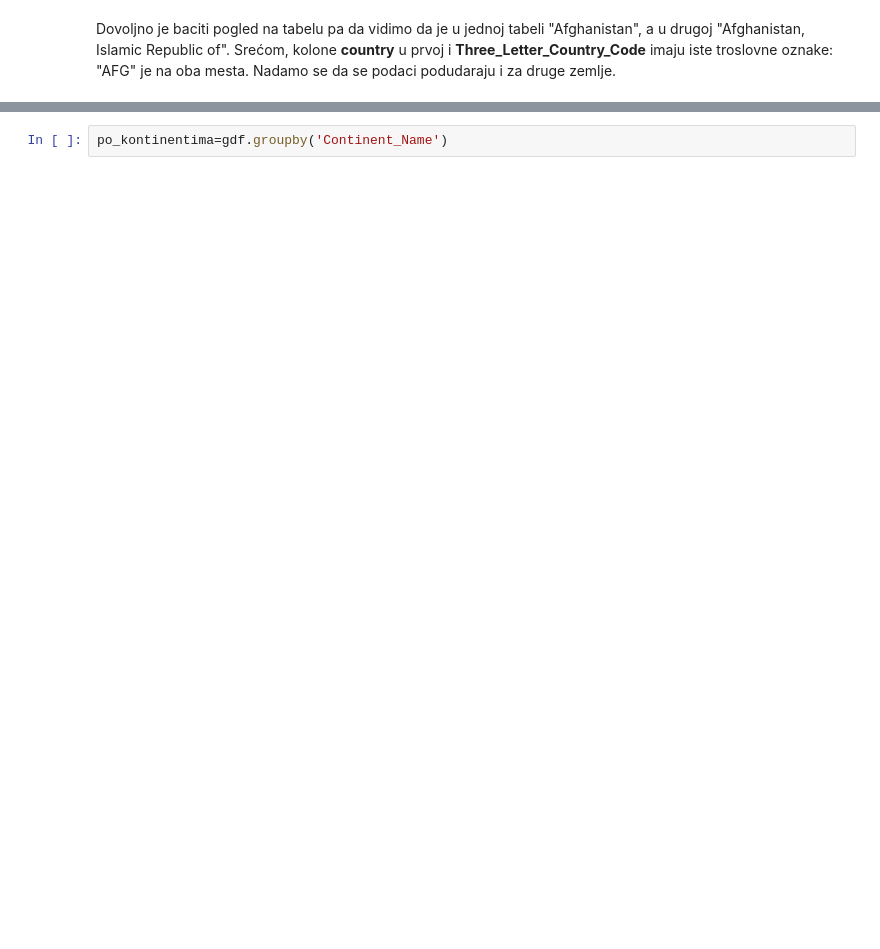
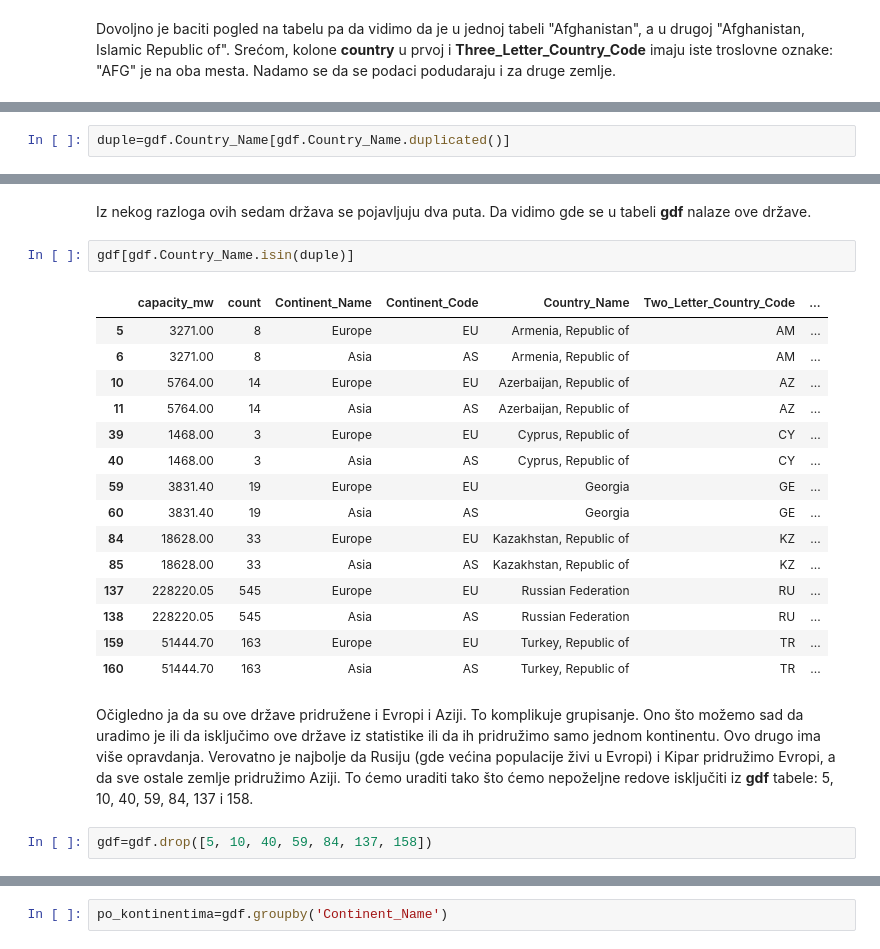
Before and after one commit to sverbic/skriptna-obrada-podataka, a Jupyter notebook: notebooks/1 Obrada tabelarnih podataka u Pajtonu.ipynb, the cells around one changed output, grey strips where cells are left out. Drawn from its saved outputs; the diff is of its cells as text; blank space fills up the shorter version.

```diff
--- a/notebooks/1 Obrada tabelarnih podataka u Pajtonu.ipynb
+++ b/notebooks/1 Obrada tabelarnih podataka u Pajtonu.ipynb
@@ -495,0 +502,2 @@ gdf
+# %%
+duple=gdf.Country_Name[gdf.Country_Name.duplicated()]
@@ -495,0 +515,24 @@ gdf
+# %% [markdown]
+Iz nekog razloga ovih sedam država se pojavljuju dva puta. Da vidimo gde se u tabeli __gdf__ nalaze ove države.
+# %%
+gdf[gdf.Country_Name.isin(duple)]
+# %% [output]
+|  | capacity_mw | count | Continent_Name | Continent_Code | Country_Name | Two_Letter_Country_Code | ... |
+| 5 | 3271.00 | 8 | Europe | EU | Armenia, Republic of | AM | ... |
+| 6 | 3271.00 | 8 | Asia | AS | Armenia, Republic of | AM | ... |
+| 10 | 5764.00 | 14 | Europe | EU | Azerbaijan, Republic of | AZ | ... |
+| 11 | 5764.00 | 14 | Asia | AS | Azerbaijan, Republic of | AZ | ... |
+| 39 | 1468.00 | 3 | Europe | EU | Cyprus, Republic of | CY | ... |
+| 40 | 1468.00 | 3 | Asia | AS | Cyprus, Republic of | CY | ... |
+| 59 | 3831.40 | 19 | Europe | EU | Georgia | GE | ... |
+| 60 | 3831.40 | 19 | Asia | AS | Georgia | GE | ... |
+| 84 | 18628.00 | 33 | Europe | EU | Kazakhstan, Republic of | KZ | ... |
+| 85 | 18628.00 | 33 | Asia | AS | Kazakhstan, Republic of | KZ | ... |
+| 137 | 228220.05 | 545 | Europe | EU | Russian Federation | RU | ... |
+| 138 | 228220.05 | 545 | Asia | AS | Russian Federation | RU | ... |
+| 159 | 51444.70 | 163 | Europe | EU | Turkey, Republic of | TR | ... |
+| 160 | 51444.70 | 163 | Asia | AS | Turkey, Republic of | TR | ... |
+# %% [markdown]
+Očigledno ja da su ove države pridružene i Evropi i Aziji. To komplikuje grupisanje. Ono što možemo sad da uradimo je ili da isključimo ove države iz statistike ili da ih pridružimo samo jednom kontinentu. Ovo drugo ima više opravdanja. Verovatno je najbolje da Rusiju (gde većina populacije živi u Evropi) i Kipar pridružimo Evropi, a da sve ostale zemlje pridružimo Aziji. To ćemo uraditi tako što ćemo nepoželjne redove isključiti iz __gdf__ tabele: 5, 10, 40, 59, 84, 137 i 158.
+# %%
+gdf=gdf.drop([5, 10, 40, 59, 84, 137, 158])
```
Also changed, not shown: parts of 19 cells of this notebook, 8 other files.
